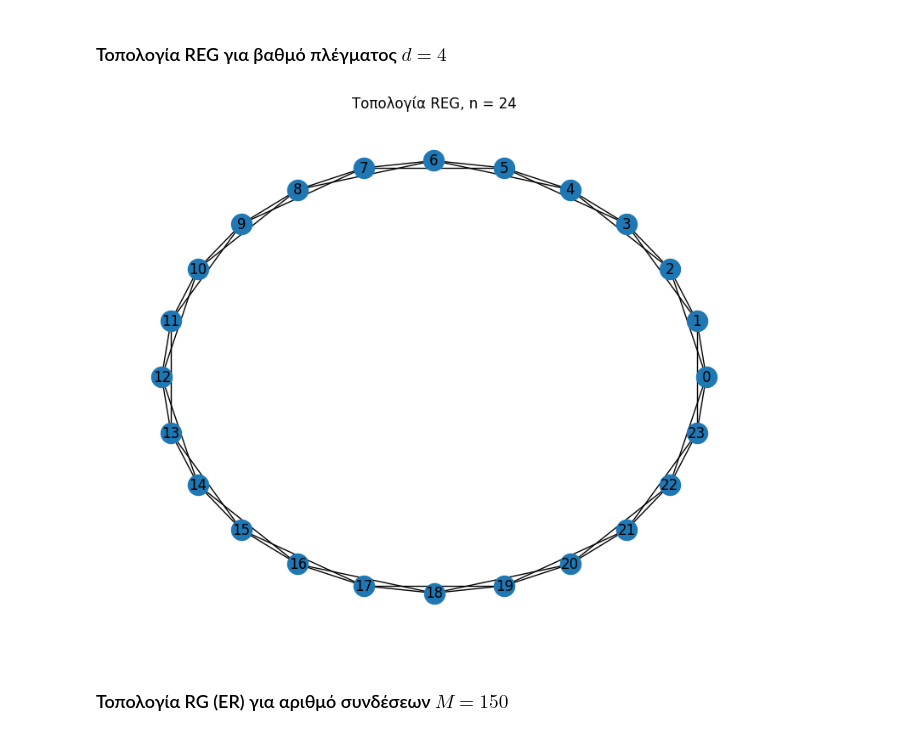
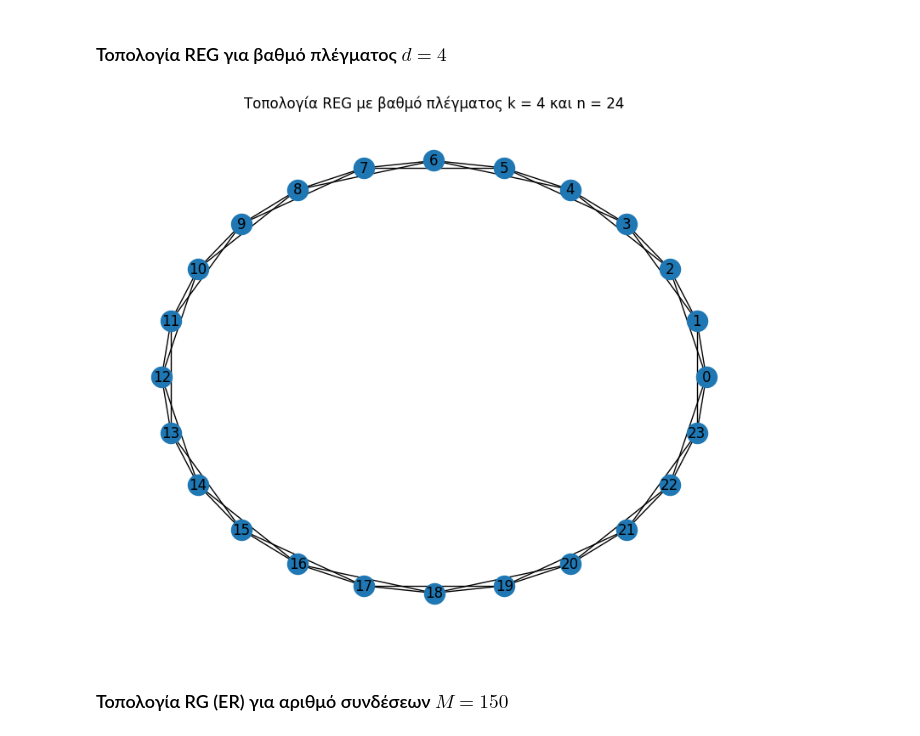
Before and after one commit to ChrisNick92/SocialNetworkAnalysis, a Jupyter notebook: project1/christosnikou_03400146.ipynb, the cells around one changed output. Drawn from its saved outputs; the diff is of its cells as text; code cells hidden in the pictures.

```diff
--- a/project1/christosnikou_03400146.ipynb
+++ b/project1/christosnikou_03400146.ipynb
@@ -99,25 +99,23 @@ import random
 # %% [markdown]
 ### Τοπολογία REG για βαθμό πλέγματος $d = 4$
 # %%
-random.seed(seedno)
 x = 6
 #n=4x μέγεθος δικτύου: αντικαταστήστε το x με το τελευταίο ψηφίο του αριθμού μητρώου σας.
 # Τελευταίο ψηφίο είναι το 6.
 n = 4*x
 d=4
 # για την κατασκευή του REG χρησιμοποιήστε την watts_strogatz_graph από το networkx.
 # Επιλέξτε προσεκτικά την τιμή της παραμέτρου p.
-REG = nx.watts_strogatz_graph(n = 4*6, k = 4, p = 0.0, seed = seedno)
+REG = nx.watts_strogatz_graph(n = 4*6, k = 4, p = 0.0, seed = seedno) # Βάζουμε πιθανότητα p=0 για το πλέγμα βαθμού 4
 REG.graph["name"] = "REG"
-
 fig, ax = plt.subplots(figsize = (10,8))
 nx.draw_circular(REG, ax = ax, with_labels = True)
-ax.set_title(f"Τοπολογία REG, n = {n}")
+ax.set_title(f"Τοπολογία REG με βαθμό πλέγματος k = {d} και n = {n}")
 plt.show()
 
 #οπτικοποίηση: χρησιμοποιήστε την draw_circular από το networkx
 # %% [output]
-[figure, old version]
+[figure, new version]
 # %% [markdown]
 ### Τοπολογία RG (ER) για αριθμό συνδέσεων $M = 150$
 # %%
```
Also changed, not shown: parts of 30 cells of this notebook.
